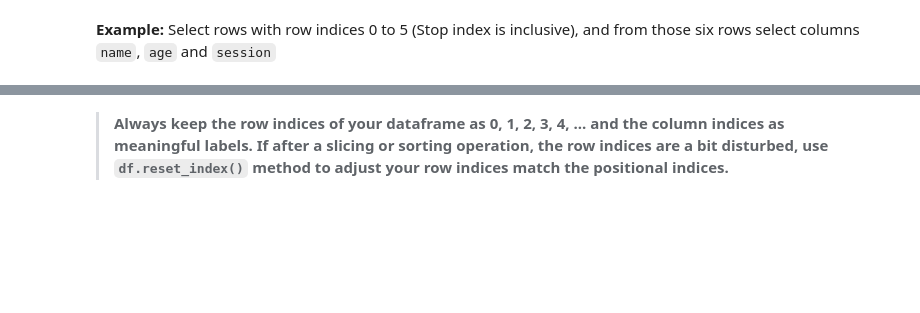
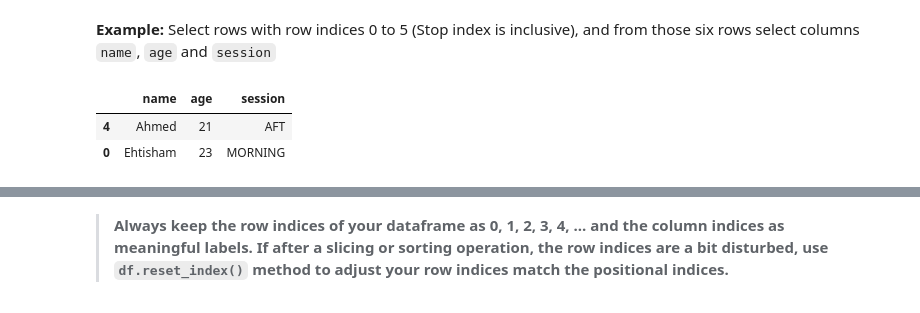
Before and after one commit to ehtisham-sadiq/P0Q6R9S2-MLZone, a Jupyter notebook: Module 04 - Python for Data Scientists/04_Pandas.ipynb, the cells around one changed output, grey strips where cells are left out. Cells and saved outputs as stored; diff of their text form; code cells hidden in the pictures; blank space fills up the shorter version.

```diff
--- a/Module 04 - Python for Data Scientists/04_Pandas.ipynb
+++ b/Module 04 - Python for Data Scientists/04_Pandas.ipynb
@@ -396,4 +583,10 @@ df_sorted.loc[:, ['name', 'address', 'scholarship']]
 # %% [markdown]
 **Example:** Select rows with row indices 0 to 5 (Stop index is inclusive), and from those six rows select columns `name`, `age` and `session`
+# %%
+df_sorted.loc[4:0, ['name', 'age', 'session']]
+# %% [output]
+|  | name | age | session |
+| 4 | Ahmed | 21 | AFT |
+| 0 | Ehtisham | 23 | MORNING |
 # %%
 df_sorted.loc[3:13, ['name', 'age', 'session']]
```
Also changed, not shown: parts of 40 cells of this notebook.
